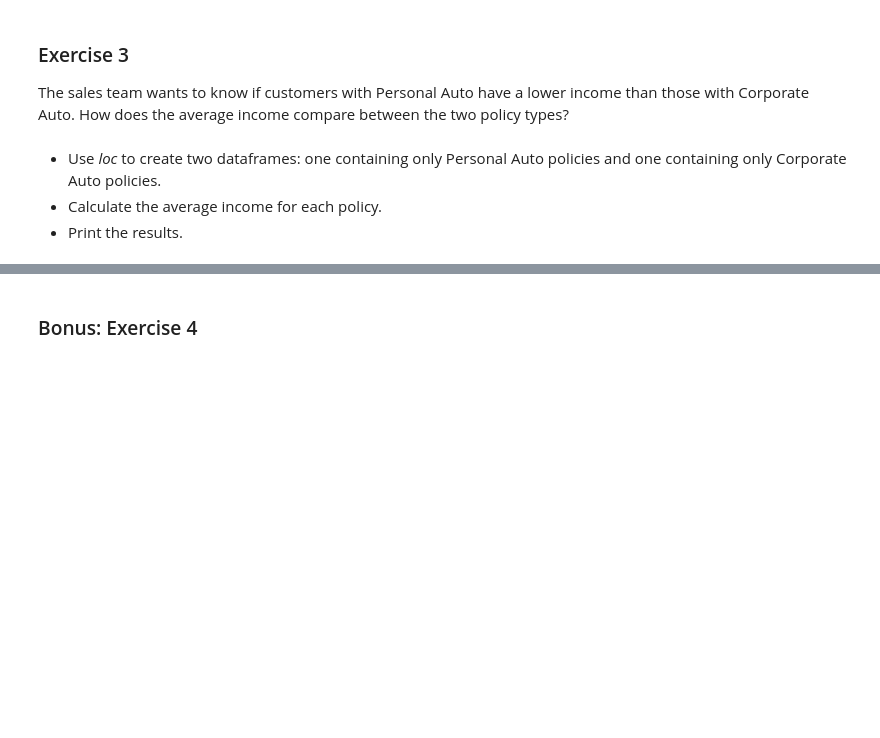
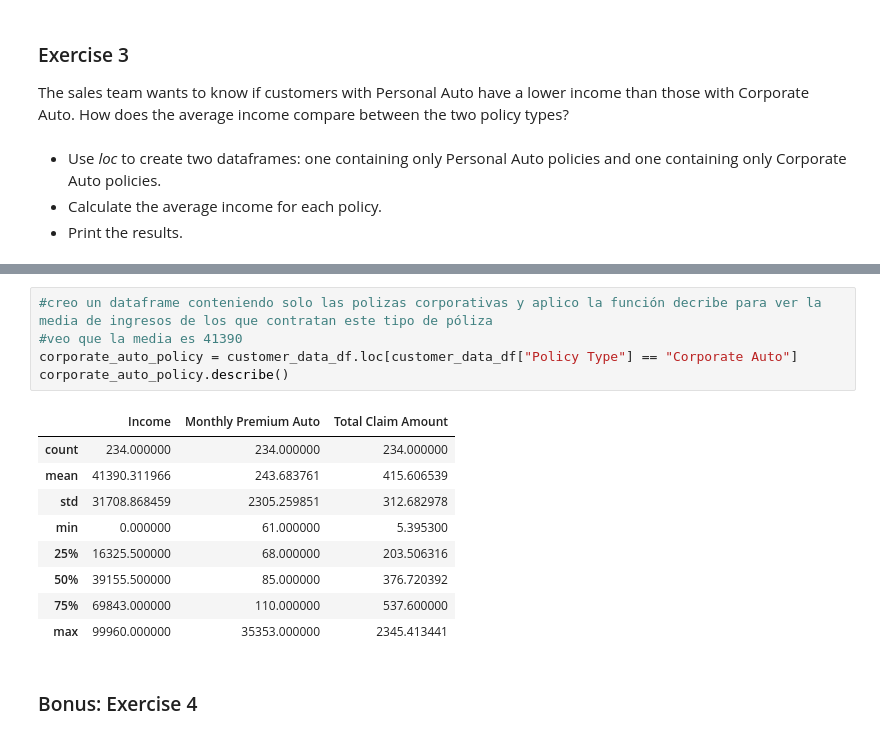
Before and after one commit to 125884236/lab-dw-pandas, a Jupyter notebook: lab-dw-pandas.ipynb, the cells around one changed output, grey strips where cells are left out. Cells and saved outputs as stored; diff of their text form; blank space fills up the shorter version.

```diff
--- a/lab-dw-pandas.ipynb
+++ b/lab-dw-pandas.ipynb
@@ -286,3 +388,18 @@ The sales team wants to know if customers with Personal Auto have a lower income
+# %%
+#creo un dataframe conteniendo solo las polizas corporativas y aplico la función decribe para ver la media de ingresos de los que contratan este tipo de póliza
+#veo que la media es 41390
+corporate_auto_policy = customer_data_df.loc[customer_data_df["Policy Type"] == "Corporate Auto"]
+corporate_auto_policy.describe()
+# %% [output]
+|  | Income | Monthly Premium Auto | Total Claim Amount |
+| count | 234.000000 | 234.000000 | 234.000000 |
+| mean | 41390.311966 | 243.683761 | 415.606539 |
+| std | 31708.868459 | 2305.259851 | 312.682978 |
+| min | 0.000000 | 61.000000 | 5.395300 |
+| 25% | 16325.500000 | 68.000000 | 203.506316 |
+| 50% | 39155.500000 | 85.000000 | 376.720392 |
+| 75% | 69843.000000 | 110.000000 | 537.600000 |
+| max | 99960.000000 | 35353.000000 | 2345.413441 |
 # %% [markdown]
 ### Bonus: Exercise 4
 # %% [markdown]
```
Also changed, not shown: parts of 28 cells of this notebook.
